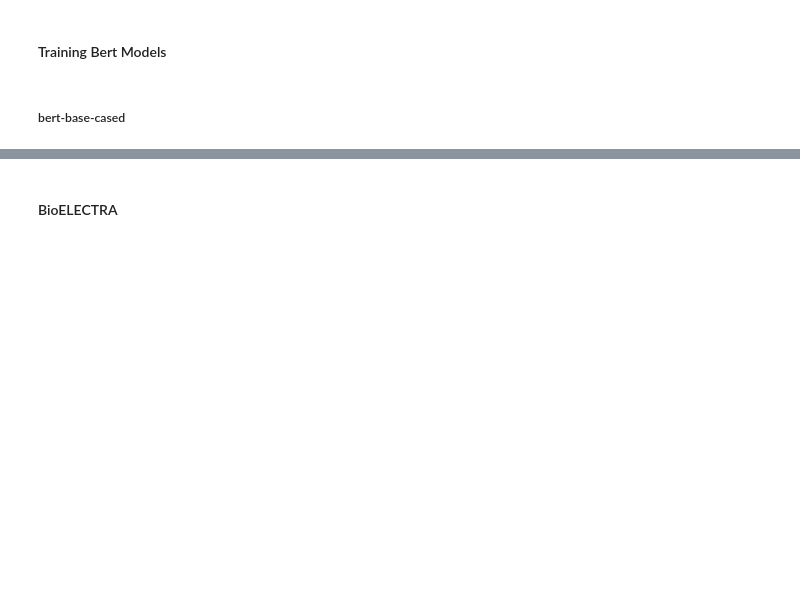
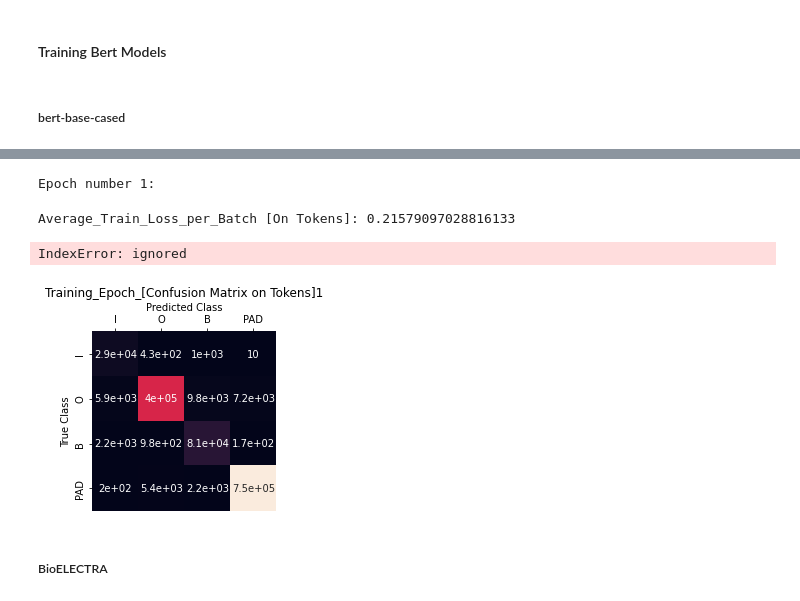
Before and after one commit to amansinha09/nncc, a Jupyter notebook: TASK_1_NER_TRAINING.ipynb, the cells around one changed output, grey strips where cells are left out. Cells and saved outputs as stored; diff of their text form; code cells hidden in the pictures; blank space fills up the shorter version.

```diff
--- a/TASK_1_NER_TRAINING.ipynb
+++ b/TASK_1_NER_TRAINING.ipynb
@@ -502,12 +796,0 @@ optimizer = AdamW(
-# %%
-epochs = 10
-max_grad_norm = 1.0
-
-#############################################
-
-total_steps = len(train_dataloader) * epochs
-scheduler = get_linear_schedule_with_warmup(
-    optimizer,
-    num_warmup_steps=0,
-    num_training_steps=total_steps
-)
@@ -523,10 +800,9 @@ try :
 except:
     pass
 # %%
-def es_criteria(cnf_matrix):
-  precision = cnf_matrix.diagonal() / np.sum(cnf_matrix,axis = 0)
-  recall = cnf_matrix.diagonal() / np.sum(cnf_matrix,axis = 1)
-  f1 = (2 * precision * recall) / (precision + recall)
-  return f1.mean()
-
-#history = finetune_procedure_bert_for_ner(model,epochs,train_dataloader,valid_dataloader,optimizer,criterion,scheduler,max_grad_norm,early_stopping = True,patience = 15,stopping_criteria = es_criteria,PATH = "BIO_CLINICAL_BERT/state_dict")
+history = finetune_procedure_bert_for_ner(model,epochs,train_dataloader,optimizer,criterion,scheduler,max_grad_norm,early_stopping = True,patience = 15,PATH = "BIO_CLINICAL_BERT/state_dict")
+# %% [output]
+Epoch number 1:
+Average_Train_Loss_per_Batch [On Tokens]: 0.21579097028816133
+IndexError: ignored
+[figure, added]
@@ -535,5 +811,5 @@ def es_criteria(cnf_matrix):
 # %% [markdown]
-#### BioELECTRA
+##### BioELECTRA
 # %%
 class Token_Classifier_From_BioElectra(torch.nn.Module):
   def __init__(self,base,classes = 4):
```
Also changed, not shown: parts of 53 cells of this notebook.
